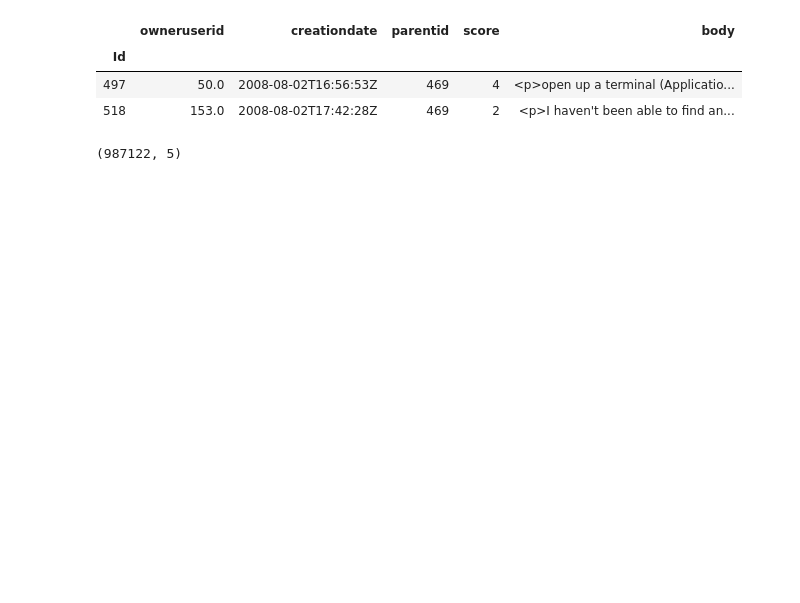
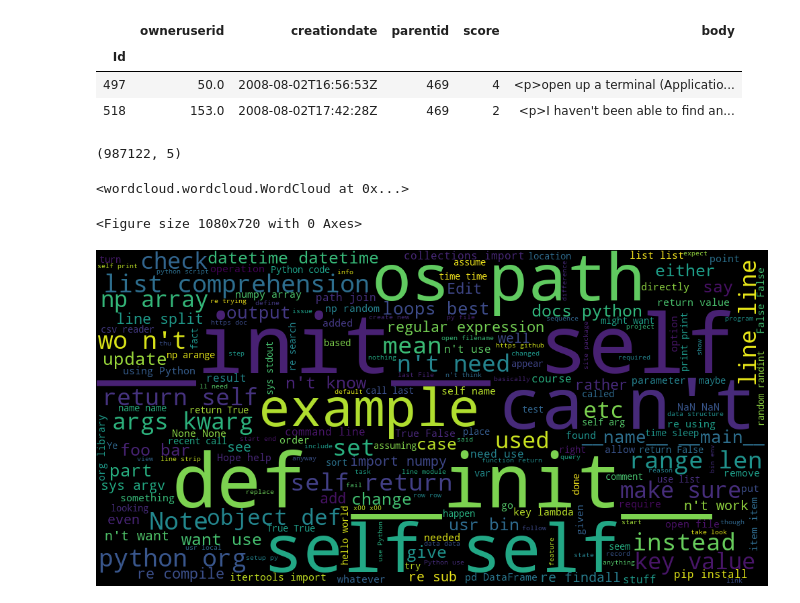
Before and after one commit to gitjoethomas/NLP-stackoverflow, a Jupyter notebook: exploration.ipynb, the cells around one changed output. Drawn from its saved outputs; the diff is of its cells as text; code cells hidden in the pictures; blank space fills up the shorter version.

Commit message:
generated wordcloud

```diff
--- a/exploration.ipynb
+++ b/exploration.ipynb
@@ -46,4 +68,4 @@ answers.to_csv('datafiles/no_stopwords.csv')
 # %%
 # WORDCLOUD
-cloud = wordcloud.WordCloud()
+cloud = wordcloud.WordCloud(width = 1000, height = 500)
 # %%
@@ -53,0 +74,10 @@ cloud.generate_from_text(text)
+# %%
+plt.figure(figsize=(15,10))
+cloud.generate_from_text(text)
+# %% [output]
+<wordcloud.wordcloud.WordCloud at 0x...>
+<Figure size 1080x720 with 0 Axes>
+# %%
+cloud.to_image()
+# %% [output]
+[figure, added]
```
Also changed, not shown: parts of 11 cells of this notebook, 1 other file.
